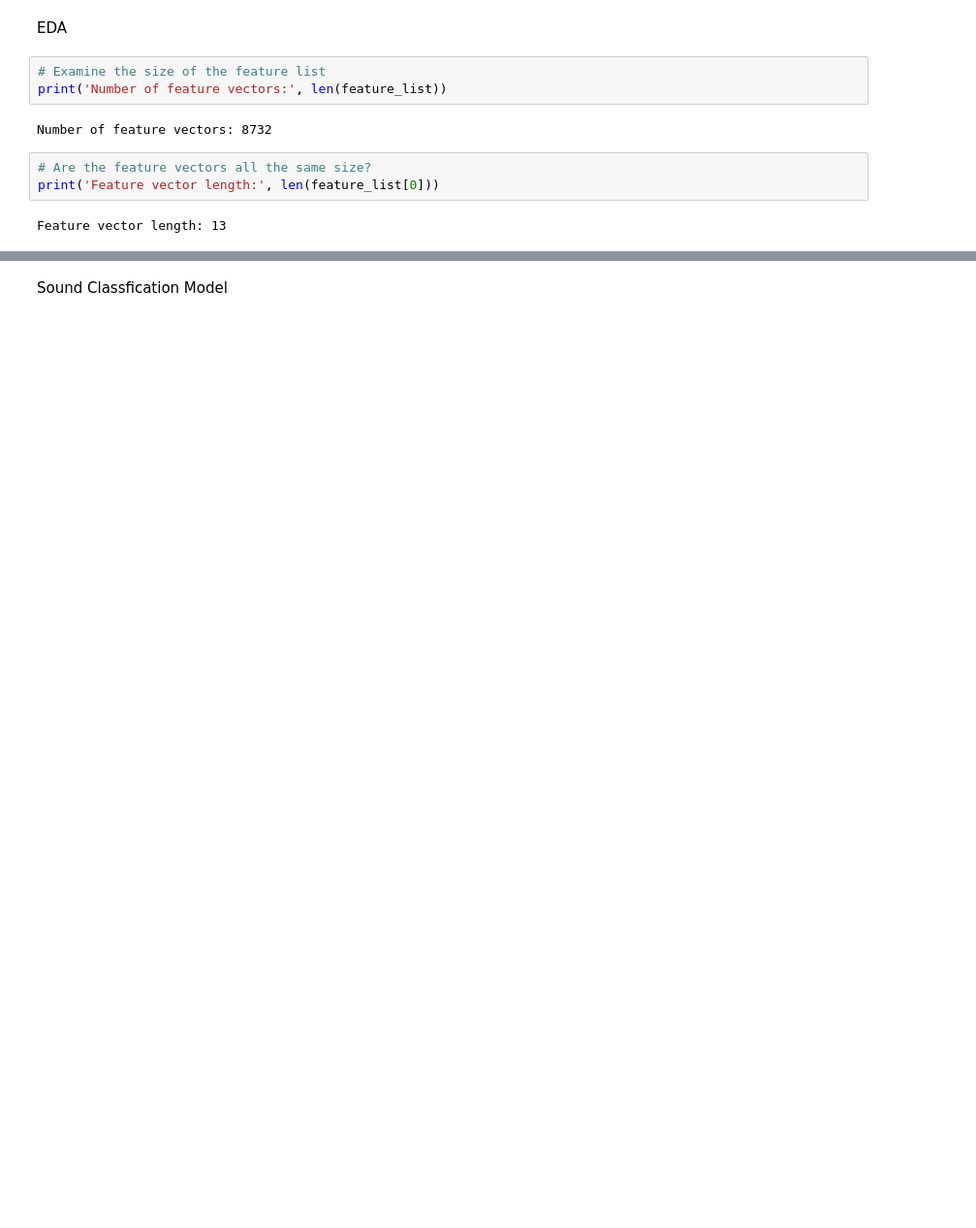
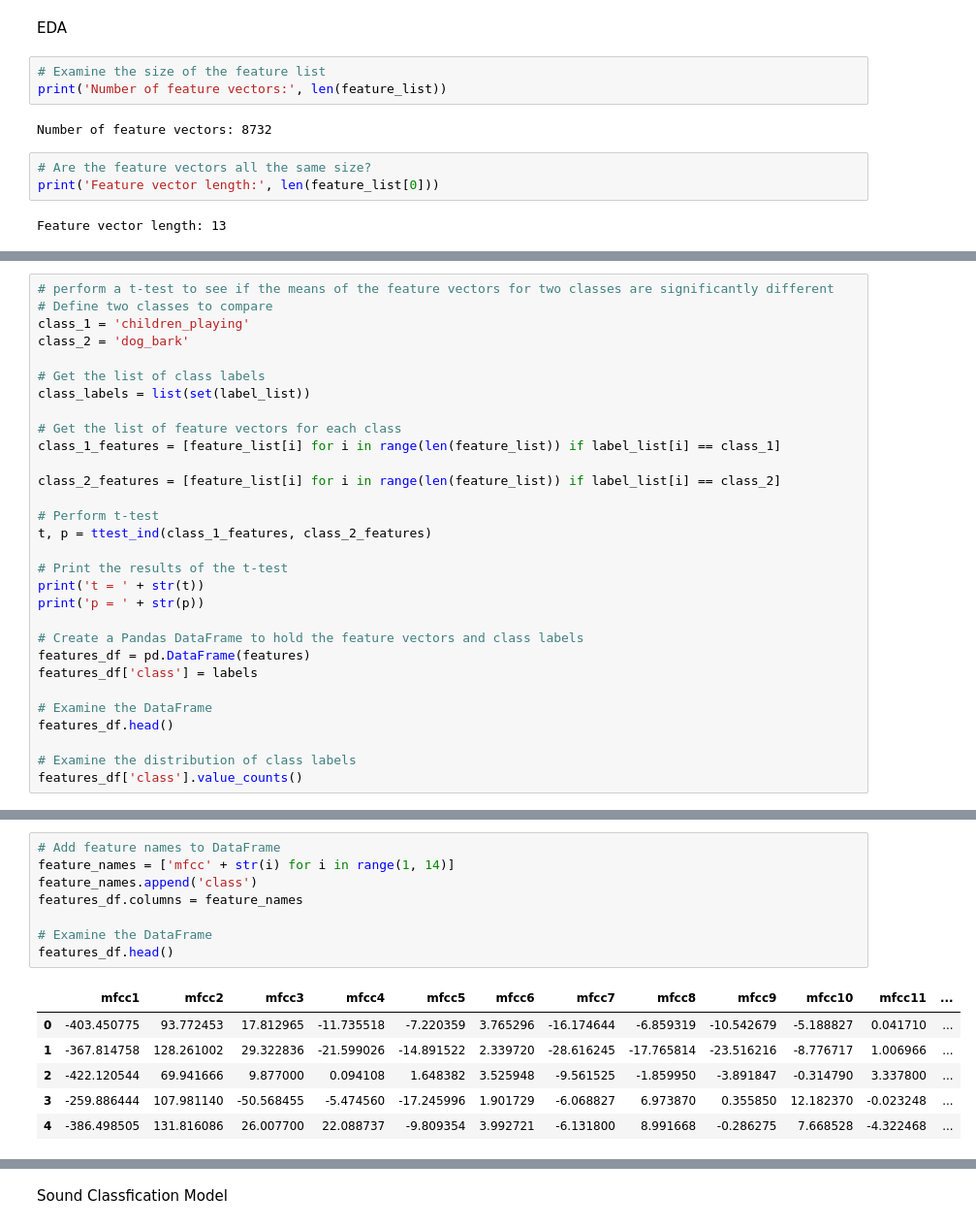
Before and after one commit to paulr28/MSc_DA_CA3, a Jupyter notebook: SoundFileExploration.ipynb, the cells around one changed output, grey strips where cells are left out. Shown: that part at 97% size. Saved outputs shown, nothing was run; the diff lists cells and outputs as text; blank space fills up the shorter version.

```diff
--- a/SoundFileExploration.ipynb
+++ b/SoundFileExploration.ipynb
@@ -104,0 +96,30 @@ for folder in os.listdir(dataset_dir):
+# %%
+# perform a t-test to see if the means of the feature vectors for two classes are significantly different
+# Define two classes to compare
+class_1 = 'children_playing'
+class_2 = 'dog_bark'
+
+# Get the list of class labels
+class_labels = list(set(label_list))
+
+# Get the list of feature vectors for each class
+class_1_features = [feature_list[i] for i in range(len(feature_list)) if label_list[i] == class_1]
+
+class_2_features = [feature_list[i] for i in range(len(feature_list)) if label_list[i] == class_2]
+
+# Perform t-test
+t, p = ttest_ind(class_1_features, class_2_features)
+
+# Print the results of the t-test
+print('t = ' + str(t))
+print('p = ' + str(p))
+
+# Create a Pandas DataFrame to hold the feature vectors and class labels
+features_df = pd.DataFrame(features)
+features_df['class'] = labels
+
+# Examine the DataFrame
+features_df.head()
+
+# Examine the distribution of class labels
+features_df['class'].value_counts()
@@ -105,3 +140,18 @@ for folder in os.listdir(dataset_dir):
+# %%
+# Add feature names to DataFrame
+feature_names = ['mfcc' + str(i) for i in range(1, 14)]
+feature_names.append('class')
+features_df.columns = feature_names
+
+# Examine the DataFrame
+features_df.head()
+# %% [output]
+|  | mfcc1 | mfcc2 | mfcc3 | mfcc4 | mfcc5 | mfcc6 | mfcc7 | mfcc8 | mfcc9 | mfcc10 | mfcc11 | ... |
+| 0 | -403.450775 | 93.772453 | 17.812965 | -11.735518 | -7.220359 | 3.765296 | -16.174644 | -6.859319 | -10.542679 | -5.188827 | 0.041710 | ... |
+| 1 | -367.814758 | 128.261002 | 29.322836 | -21.599026 | -14.891522 | 2.339720 | -28.616245 | -17.765814 | -23.516216 | -8.776717 | 1.006966 | ... |
+| 2 | -422.120544 | 69.941666 | 9.877000 | 0.094108 | 1.648382 | 3.525948 | -9.561525 | -1.859950 | -3.891847 | -0.314790 | 3.337800 | ... |
+| 3 | -259.886444 | 107.981140 | -50.568455 | -5.474560 | -17.245996 | 1.901729 | -6.068827 | 6.973870 | 0.355850 | 12.182370 | -0.023248 | ... |
+| 4 | -386.498505 | 131.816086 | 26.007700 | 22.088737 | -9.809354 | 3.992721 | -6.131800 | 8.991668 | -0.286275 | 7.668528 | -4.322468 | ... |
 # %%
 # Create a list of meaningful column names based on MFCC descriptions
 mfcc_column_names = [
```
Also changed, not shown: parts of 22 cells of this notebook, 3 other files.
